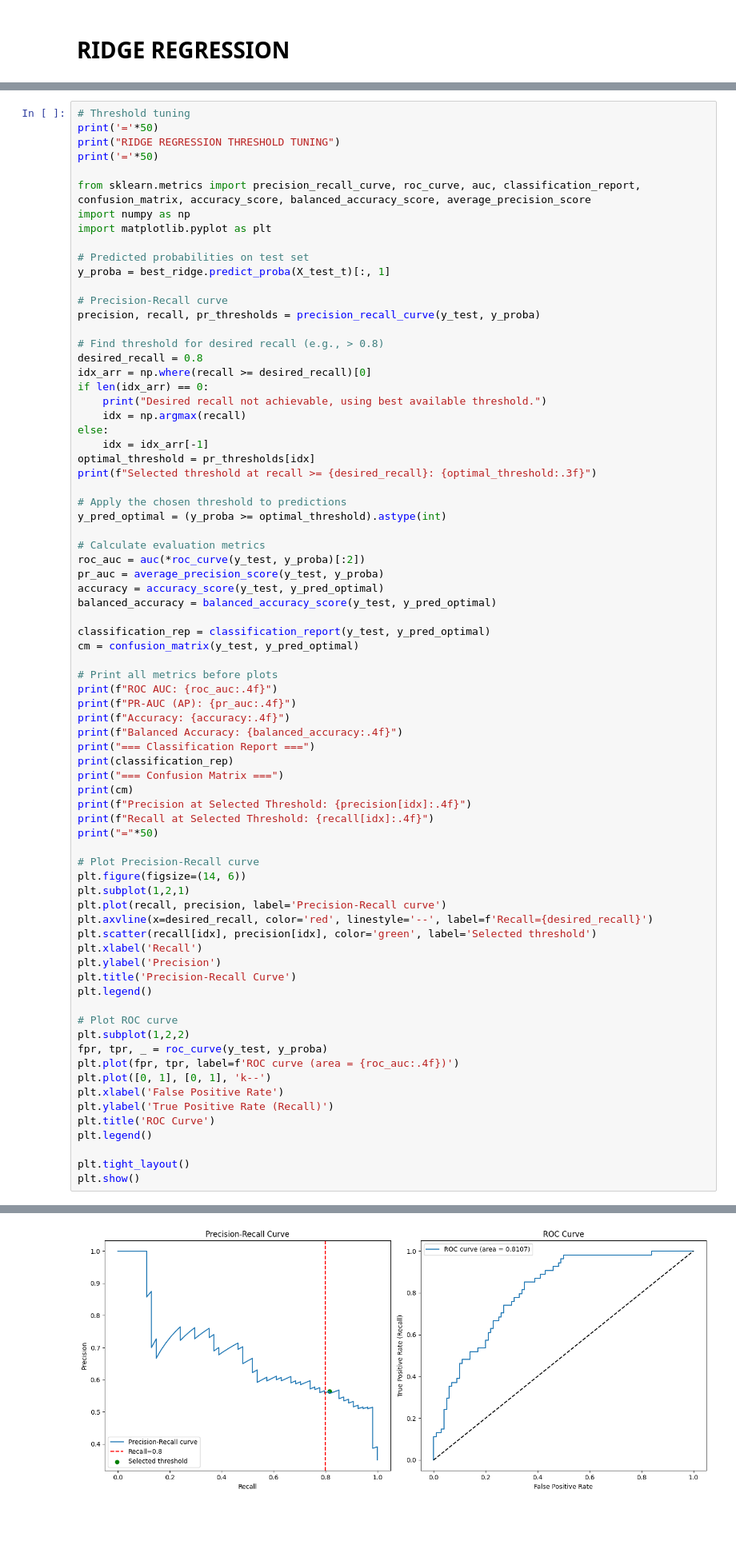
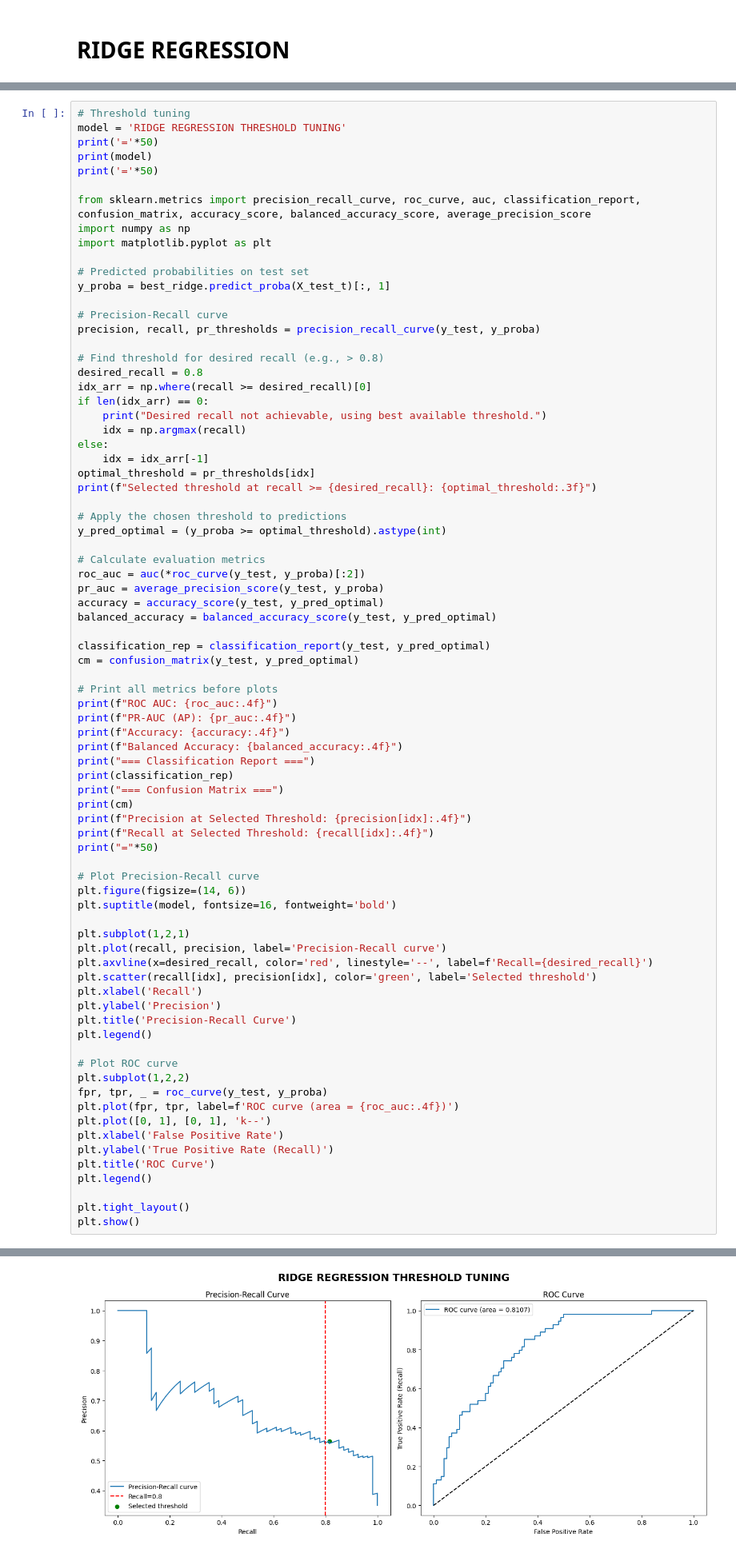
Before and after one commit to drmanishmewani/pima_indians_diabetes, a Jupyter notebook: pima_indians_diabetes.ipynb, the cells around one changed output, grey strips where cells are left out. Shown at 80% size. Cells and saved outputs as stored; diff of their text form; blank space fills up the shorter version.

```diff
--- a/pima_indians_diabetes.ipynb
+++ b/pima_indians_diabetes.ipynb
@@ -438,8 +441,9 @@ Insulin                       : -0.0016
 BloodPressure                 : -0.0271
 # %%
 # Threshold tuning
+model = 'RIDGE REGRESSION THRESHOLD TUNING'
 print('='*50)
-print("RIDGE REGRESSION THRESHOLD TUNING")
+print(model)
 print('='*50)
 
 from sklearn.metrics import precision_recall_curve, roc_curve, auc, classification_report, confusion_matrix, accuracy_score, balanced_accuracy_score, average_precision_score
@@ -490,6 +494,8 @@ print("="*50)
 
 # Plot Precision-Recall curve
 plt.figure(figsize=(14, 6))
+plt.suptitle(model, fontsize=16, fontweight='bold')
+
 plt.subplot(1,2,1)
 plt.plot(recall, precision, label='Precision-Recall curve')
 plt.axvline(x=desired_recall, color='red', linestyle='--', label=f'Recall={desired_recall}')
@@ -502,34 +508,34 @@ plt.legend()
 # Plot ROC curve
 plt.subplot(1,2,2)
 fpr, tpr, _ = roc_curve(y_test, y_proba)
 plt.plot(fpr, tpr, label=f'ROC curve (area = {roc_auc:.4f})')
 plt.plot([0, 1], [0, 1], 'k--')
 plt.xlabel('False Positive Rate')
 plt.ylabel('True Positive Rate (Recall)')
 plt.title('ROC Curve')
 plt.legend()
 
 plt.tight_layout()
 plt.show()
 # %% [output]
 ==================================================
 RIDGE REGRESSION THRESHOLD TUNING
 ==================================================
 Selected threshold at recall >= 0.8: 0.393
 ROC AUC: 0.8107
 PR-AUC (AP): 0.6809
 Accuracy: 0.7143
 Balanced Accuracy: 0.7374
 === Classification Report ===
               precision    recall  f1-score   support
 
            0       0.87      0.66      0.75       100
 ... (8 lines left out)
  [10 44]]
 Precision at Selected Threshold: 0.5641
 Recall at Selected Threshold: 0.8148
 ==================================================
-[figure, old version]
+[figure, new version]
 # %% [markdown]
 # LASSO
 # %%
```
Also changed, not shown: parts of 27 cells of this notebook.
